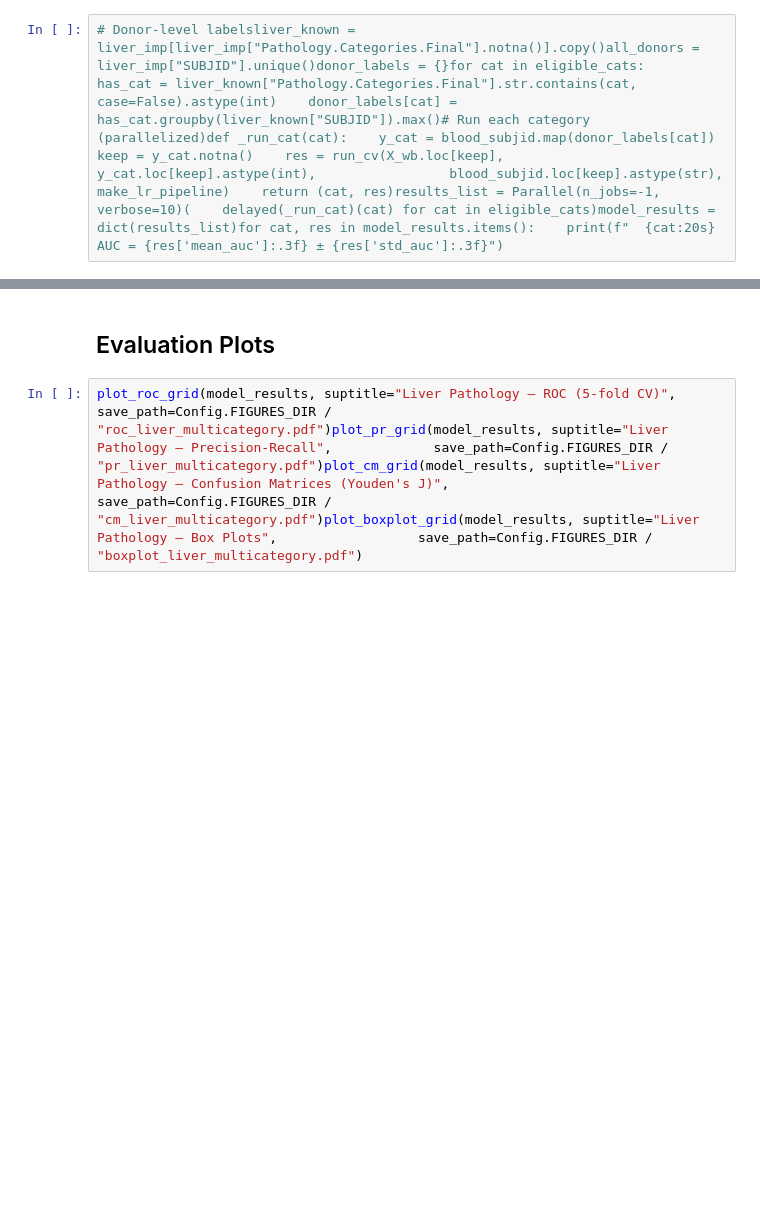
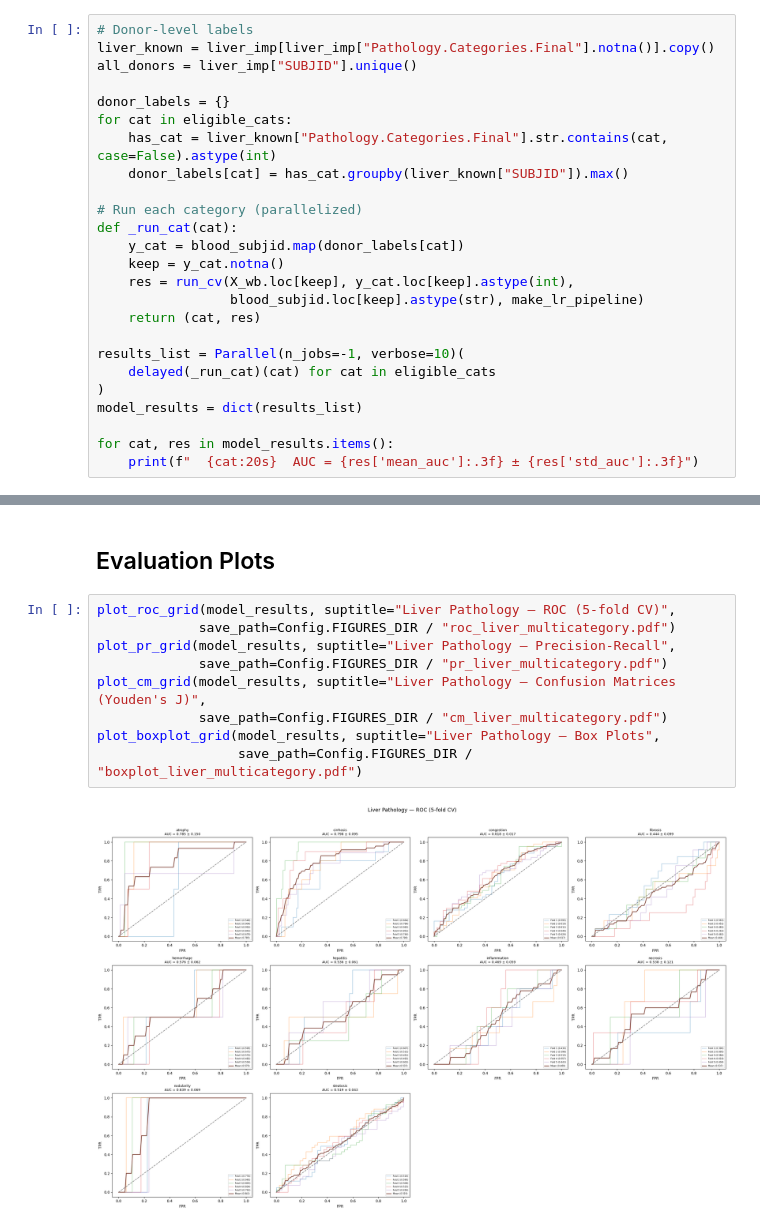
Before and after one commit to Cranjit9/gtex_gene_expression, a Jupyter notebook: notebooks/04_liver_multicategory.ipynb, the cells around one changed output, grey strips where cells are left out. Cells and saved outputs as stored; diff of their text form; blank space fills up the shorter version.

```diff
--- a/notebooks/04_liver_multicategory.ipynb
+++ b/notebooks/04_liver_multicategory.ipynb
@@ -9,4 +39,27 @@ liver_imp = pd.read_csv(Config.PROCESSED_DIR / "liver_pathology_labels_imputed.c
 # %% [markdown]
 ## Build Donor Labels & Run Parallel CV
 # %%
-# Donor-level labelsliver_known = liver_imp[liver_imp["Pathology.Categories.Final"].notna()].copy()all_donors = liver_imp["SUBJID"].unique()donor_labels = {}for cat in eligible_cats:    has_cat = liver_known["Pathology.Categories.Final"].str.contains(cat, case=False).astype(int)    donor_labels[cat] = has_cat.groupby(liver_known["SUBJID"]).max()# Run each category (parallelized)def _run_cat(cat):    y_cat = blood_subjid.map(donor_labels[cat])    keep = y_cat.notna()    res = run_cv(X_wb.loc[keep], y_cat.loc[keep].astype(int),                 blood_subjid.loc[keep].astype(str), make_lr_pipeline)    return (cat, res)results_list = Parallel(n_jobs=-1, verbose=10)(    delayed(_run_cat)(cat) for cat in eligible_cats)model_results = dict(results_list)for cat, res in model_results.items():    print(f"  {cat:20s}  AUC = {res['mean_auc']:.3f} ± {res['std_auc']:.3f}")
+# Donor-level labels
+liver_known = liver_imp[liver_imp["Pathology.Categories.Final"].notna()].copy()
+all_donors = liver_imp["SUBJID"].unique()
+
+donor_labels = {}
+for cat in eligible_cats:
+    has_cat = liver_known["Pathology.Categories.Final"].str.contains(cat, case=False).astype(int)
+    donor_labels[cat] = has_cat.groupby(liver_known["SUBJID"]).max()
+
+# Run each category (parallelized)
+def _run_cat(cat):
+    y_cat = blood_subjid.map(donor_labels[cat])
+    keep = y_cat.notna()
+    res = run_cv(X_wb.loc[keep], y_cat.loc[keep].astype(int),
+                 blood_subjid.loc[keep].astype(str), make_lr_pipeline)
+    return (cat, res)
+
+results_list = Parallel(n_jobs=-1, verbose=10)(
+    delayed(_run_cat)(cat) for cat in eligible_cats
+)
+model_results = dict(results_list)
+
+for cat, res in model_results.items():
+    print(f"  {cat:20s}  AUC = {res['mean_auc']:.3f} ± {res['std_auc']:.3f}")
@@ -13,4 +82,13 @@ liver_imp = pd.read_csv(Config.PROCESSED_DIR / "liver_pathology_labels_imputed.c
 # %% [markdown]
 ## Evaluation Plots
 # %%
-plot_roc_grid(model_results, suptitle="Liver Pathology — ROC (5-fold CV)",             save_path=Config.FIGURES_DIR / "roc_liver_multicategory.pdf")plot_pr_grid(model_results, suptitle="Liver Pathology — Precision-Recall",             save_path=Config.FIGURES_DIR / "pr_liver_multicategory.pdf")plot_cm_grid(model_results, suptitle="Liver Pathology — Confusion Matrices (Youden's J)",             save_path=Config.FIGURES_DIR / "cm_liver_multicategory.pdf")plot_boxplot_grid(model_results, suptitle="Liver Pathology — Box Plots",                  save_path=Config.FIGURES_DIR / "boxplot_liver_multicategory.pdf")
+plot_roc_grid(model_results, suptitle="Liver Pathology — ROC (5-fold CV)",
+             save_path=Config.FIGURES_DIR / "roc_liver_multicategory.pdf")
+plot_pr_grid(model_results, suptitle="Liver Pathology — Precision-Recall",
+             save_path=Config.FIGURES_DIR / "pr_liver_multicategory.pdf")
+plot_cm_grid(model_results, suptitle="Liver Pathology — Confusion Matrices (Youden's J)",
+             save_path=Config.FIGURES_DIR / "cm_liver_multicategory.pdf")
+plot_boxplot_grid(model_results, suptitle="Liver Pathology — Box Plots",
+                  save_path=Config.FIGURES_DIR / "boxplot_liver_multicategory.pdf")
+# %% [output]
+[figure, added]
```
Also changed, not shown: parts of 4 cells of this notebook, 17 other files.
